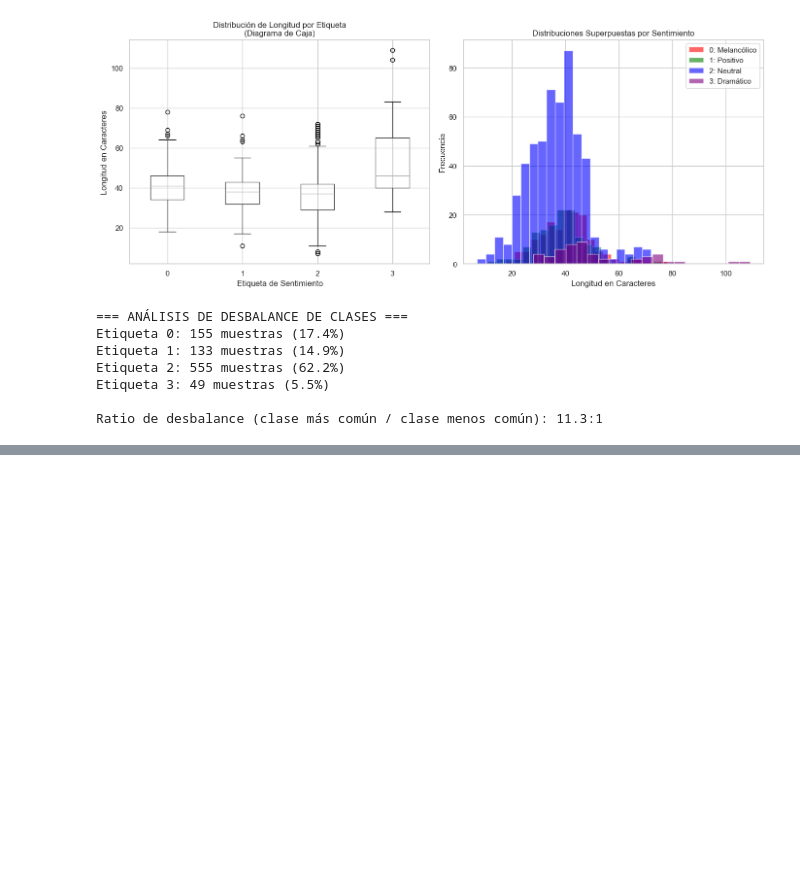
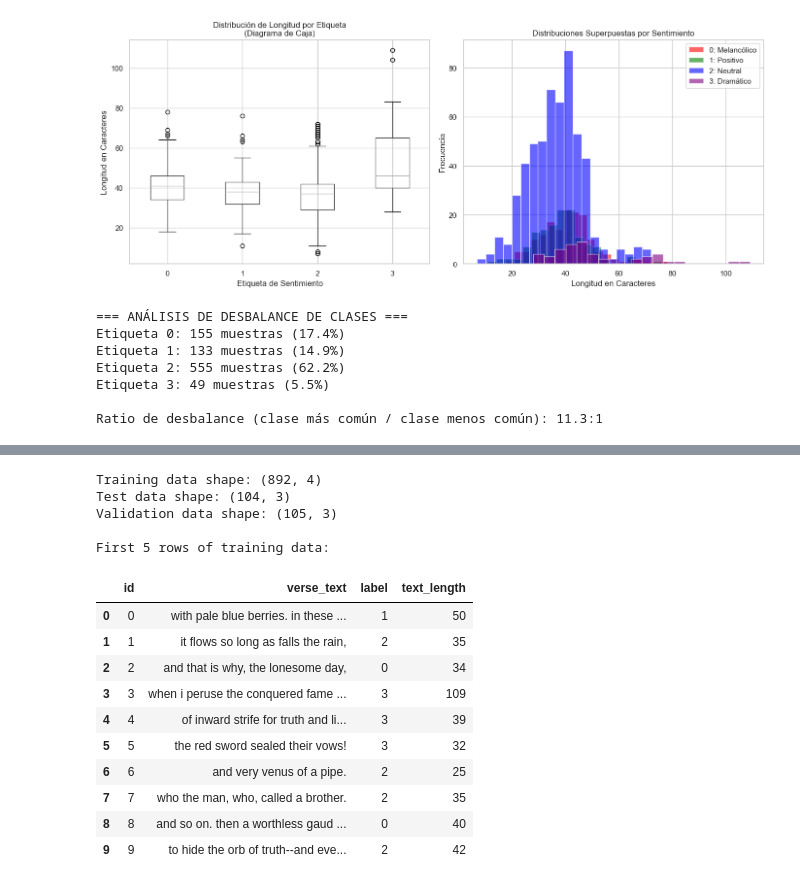
Before and after one commit to erikosobot/Sentiment-Analysis, a Jupyter notebook: SentimentAnalysis.ipynb, the cells around one changed output, grey strips where cells are left out. Saved outputs shown, nothing was run; the diff lists cells and outputs as text; code cells hidden in the pictures; blank space fills up the shorter version.

Commit message:
Add detailed data description and missing values check in Sentiment Analysis notebook

```diff
--- a/SentimentAnalysis.ipynb
+++ b/SentimentAnalysis.ipynb
@@ -269,0 +284,26 @@ Ratio de desbalance (clase más común / clase menos común): 11.3:1
+# %%
+# Mostrar información básica
+print("Forma de los datos de entrenamiento:", df_train.shape)
+print("Forma de los datos de prueba:", df_test.shape)
+print("Forma de los datos de validación:", df_validation.shape)
+
+# Vista previa de las primeras filas de los datos de entrenamiento
+print("\nPrimeras 10 filas de los datos de entrenamiento:")
+display(df_train.head(10))
+# %% [output]
+Training data shape: (892, 4)
+Test data shape: (104, 3)
+Validation data shape: (105, 3)
+
+First 5 rows of training data:
+|  | id | verse_text | label | text_length |
+| 0 | 0 | with pale blue berries. in these ... | 1 | 50 |
+| 1 | 1 | it flows so long as falls the rain, | 2 | 35 |
+| 2 | 2 | and that is why, the lonesome day, | 0 | 34 |
+| 3 | 3 | when i peruse the conquered fame ... | 3 | 109 |
+| 4 | 4 | of inward strife for truth and li... | 3 | 39 |
+| 5 | 5 | the red sword sealed their vows! | 3 | 32 |
+| 6 | 6 | and very venus of a pipe. | 2 | 25 |
+| 7 | 7 | who the man, who, called a brother. | 2 | 35 |
+| 8 | 8 | and so on. then a worthless gaud ... | 0 | 40 |
+| 9 | 9 | to hide the orb of truth--and eve... | 2 | 42 |
```
Also changed, not shown: parts of 2 cells of this notebook.
